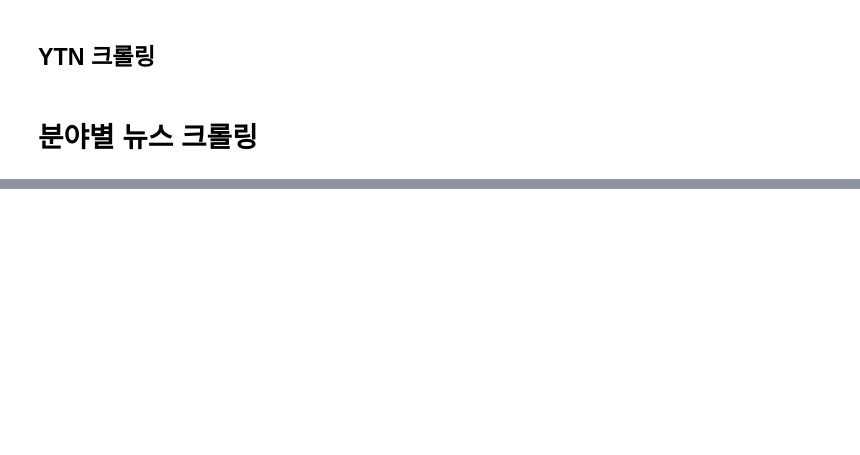
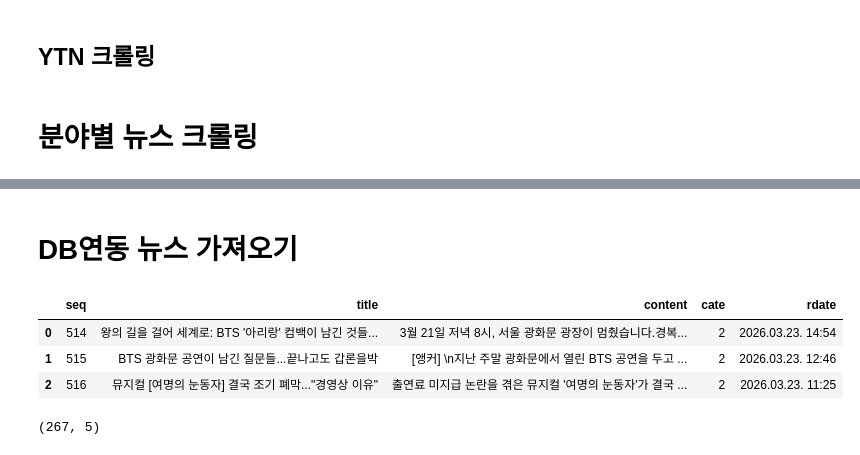
Before and after one commit to han00jh/DL-Study, a Jupyter notebook: LLM/lec04_[실습]YTN뉴스 유사도_.ipynb, the cells around one changed output, grey strips where cells are left out. Drawn from its saved outputs; the diff is of its cells as text; code cells hidden in the pictures; blank space fills up the shorter version.

```diff
--- a/LLM/lec04_[실습]YTN뉴스 유사도_.ipynb
+++ b/LLM/lec04_[실습]YTN뉴스 유사도_.ipynb
@@ -207,0 +164,30 @@ print(f"{res} 개 크롤링 완료")
+# %%
+import pandas as pd
+import numpy as np
+import matplotlib.pyplot as plt
+import seaborn as sns
+
+import warnings
+warnings.filterwarnings(action='ignore')
+
+# ----------------------------------------------------------- 토큰화
+from tensorflow.keras.preprocessing.text import Tokenizer
+from tensorflow.keras.preprocessing.sequence import pad_sequences
+# ----------------------------------------------------------- 유사도
+from sklearn.feature_extraction.text import TfidfVectorizer
+from sklearn.metrics.pairwise import cosine_similarity
+
+
+#-------------------- 차트 관련 속성 (한글처리, 그리드) -----------
+plt.rcParams['font.family']= 'Malgun Gothic'
+plt.rcParams['axes.unicode_minus'] = False
+
+#-------------------- 주피터 , 출력결과 넓이 늘리기 ---------------
+# from IPython.core.display import display, HTML
+from IPython.display import display, HTML
+display(HTML("<style>.container{width:100% !important;}</style>"))
+pd.set_option('display.max_rows', 100)
+pd.set_option('display.max_columns', 100)
+pd.set_option('max_colwidth', None)
+# %% [markdown]
+# <b>DB연동 뉴스 가져오기
@@ -207,0 +197,16 @@ print(f"{res} 개 크롤링 완료")
+# %%
+engine = create_engine("oracle+cx_oracle://it:0000@localhost:1521/xe")
+conn = engine.connect()
+# %%
+#df = pd.read_csv("datas/ddd.csv")
+df = pd.read_sql("SELECT * FROM craw_ytn_news", conn)
+df.head(3)
+# %% [output]
+|  | seq | title | content | cate | rdate |
+| 0 | 514 | 왕의 길을 걸어 세계로: BTS '아리랑' 컴백이 남긴 것들... | 3월 21일 저녁 8시, 서울 광화문 광장이 멈췄습니다.경복... | 2 | 2026.03.23. 14:54 |
+| 1 | 515 | BTS 광화문 공연이 남긴 질문들...끝나고도 갑론을박 | [앵커] \n지난 주말 광화문에서 열린 BTS 공연을 두고 ... | 2 | 2026.03.23. 12:46 |
+| 2 | 516 | 뮤지컬 [여명의 눈동자] 결국 조기 폐막..."경영상 이유" | 출연료 미지급 논란을 겪은 뮤지컬 '여명의 눈동자'가 결국 ... | 2 | 2026.03.23. 11:25 |
+# %%
+df.shape
+# %% [output]
+(267, 5)
```
Also changed, not shown: parts of 25 cells of this notebook, 4 other files.
